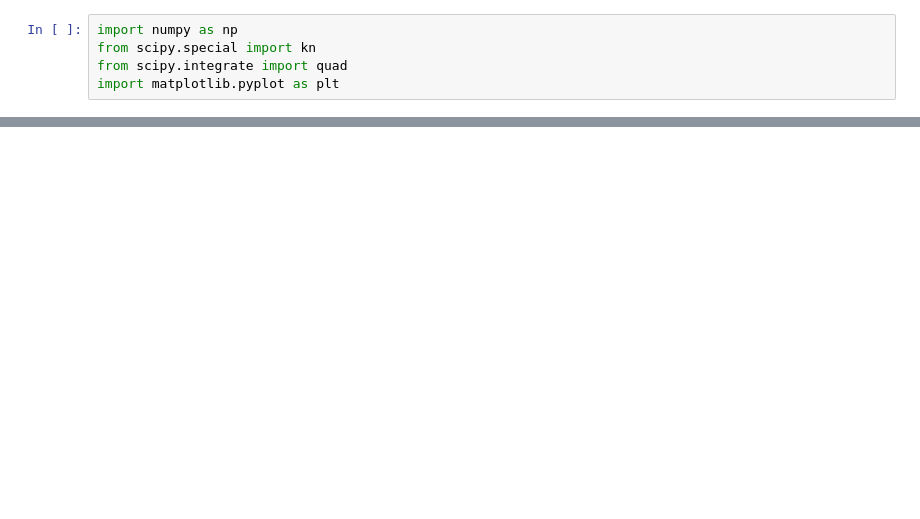
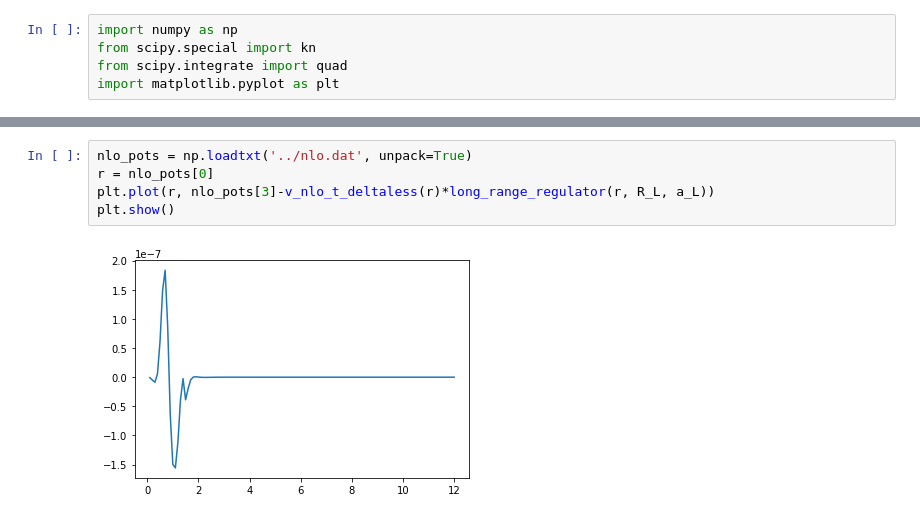
Before and after one commit to rnavarroperez/nn-scattering-fit, a Jupyter notebook: src/notebooks/long_range_chiral_pot.ipynb, the cells around one changed output, grey strips where cells are left out. Saved outputs shown, nothing was run; the diff lists cells and outputs as text; blank space fills up the shorter version.

```diff
--- a/src/notebooks/long_range_chiral_pot.ipynb
+++ b/src/notebooks/long_range_chiral_pot.ipynb
@@ -396,0 +413,7 @@ plt.show()
+# %%
+nlo_pots = np.loadtxt('../nlo.dat', unpack=True)
+r = nlo_pots[0]
+plt.plot(r, nlo_pots[3]-v_nlo_t_deltaless(r)*long_range_regulator(r, R_L, a_L))
+plt.show()
+# %% [output]
+[figure, added]
```
Also changed, not shown: parts of 33 cells of this notebook.
